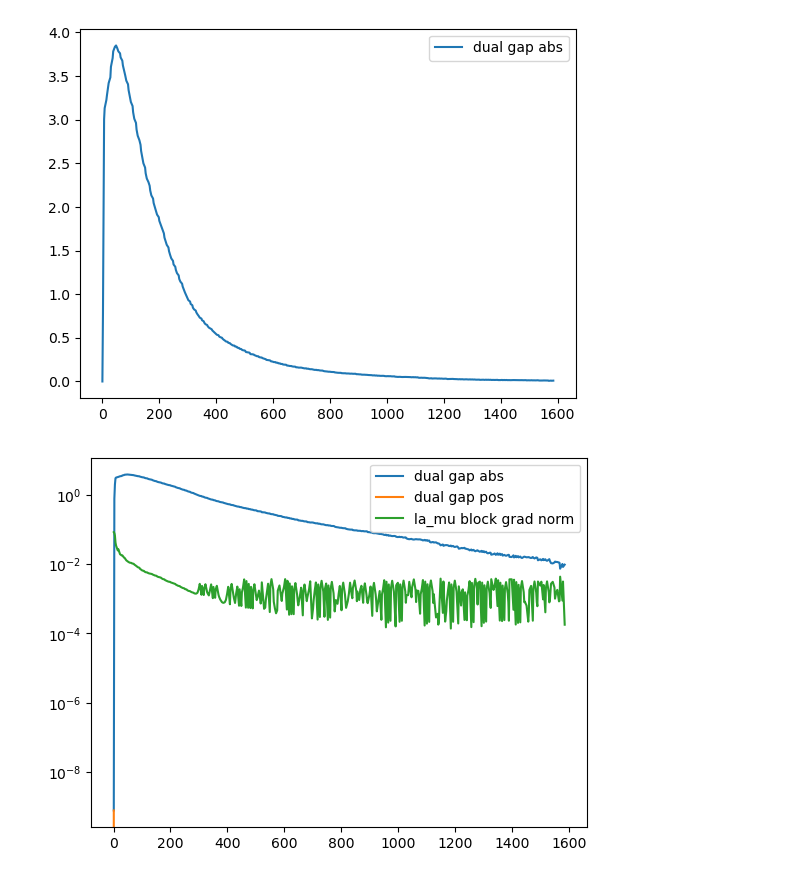
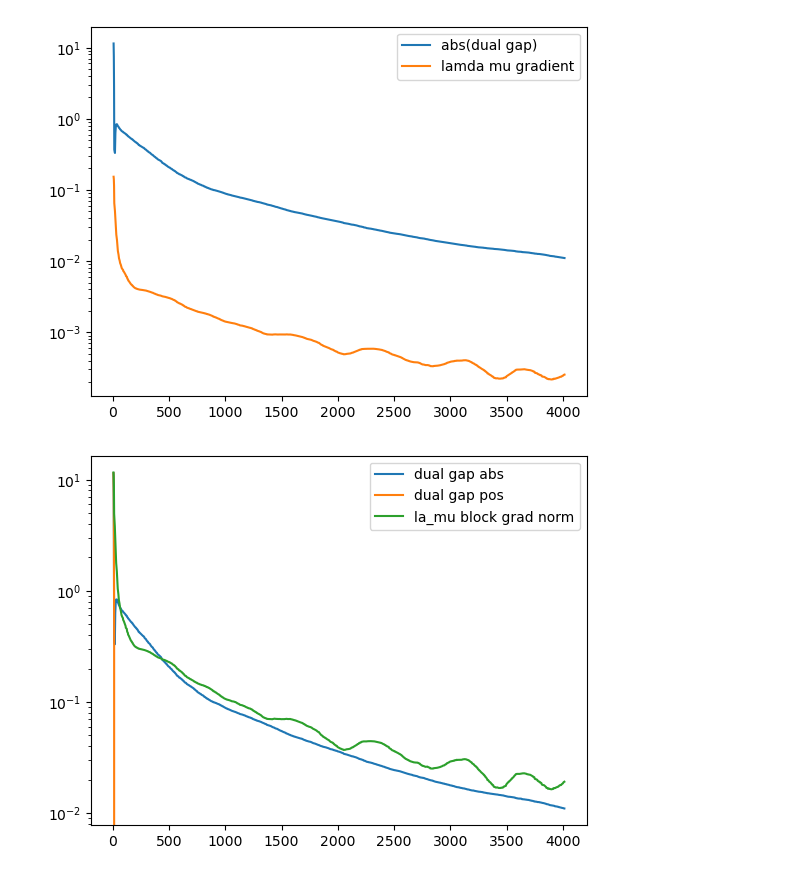
Before and after one commit to Lareton/transport_network_optimization, a Jupyter notebook: test_USTM.ipynb, the cells around one changed output. Saved outputs shown, nothing was run; the diff lists cells and outputs as text; code cells hidden in the pictures.

Commit message:
refactor Results class name; add new jupyter

```diff
--- a/test_USTM.ipynb
+++ b/test_USTM.ipynb
@@ -30,9 +33,9 @@ from subgd import OracleStacker, ustm_mincost_mcf
 # %%
-graph_type = 2
+graph_type = "SiouxFalls"
 print("graph type: ", graph_type)
 # SMALL GRAPH:
 
-if graph_type == 0:
+if graph_type == "SiouxFalls":
     net_df = get_network_df(Path('SiouxFalls') / 'SiouxFalls_net.tntp')
     corrs = get_corrs(Path('SiouxFalls') / 'SiouxFalls_trips.tntp')
     people_count = corrs.sum()
@@ -41,7 +44,7 @@ if graph_type == 0:
     graph = graph_tool.Graph(net_df.values, eprops=[('capacity', 'double'), ('fft', 'double')])
 
 #BERLING GRAPH
-if graph_type == 1:
+elif graph_type == "Berlin":
     BIG_CONST_FOR_FAKE_EDGES = 400
     net_df = get_network_df(Path('SiouxFalls') / 'berlin-center_net.tntp')
     corrs = get_corrs(Path('SiouxFalls') / 'berlin-center_trips.tntp')
@@ -51,7 +54,7 @@ if graph_type == 1:
     net_df.capacity /= people_count
     net_df = net_df.rename({"free_flow_time":"fft"}, axis=1)
 
-if graph_type == 2:
+elif graph_type == "Chicago":
     BIG_CONST_FOR_FAKE_EDGES = 40
     net_df = get_network_df(Path('SiouxFalls') / 'ChicagoSketch_net.tntp')
     corrs = get_corrs(Path('SiouxFalls') / 'ChicagoSketch_trips.tntp')
@@ -61,4 +64,17 @@ if graph_type == 2:
     corrs = corrs / people_count
     net_df.capacity /= people_count
     net_df = net_df.rename({"free_flow_time":"fft"}, axis=1)
+
+if graph_type == "Anaheim":
+    BIG_CONST_FOR_FAKE_EDGES = 40
+    net_df = get_network_df(Path('SiouxFalls') / 'Anaheim_net.tntp')
+    corrs = get_corrs(Path('SiouxFalls') / 'Anaheim_trips.tntp')
+    print(net_df.free_flow_time.max())
+    net_df.loc[net_df.free_flow_time < 1e-6, "free_flow_time"] = BIG_CONST_FOR_FAKE_EDGES
+    people_count = corrs.sum()
+    corrs = corrs / people_count
+    net_df.capacity /= people_count
+    net_df = net_df.rename({"free_flow_time":"fft"}, axis=1)
+else:
+    print("ERROR graph type")
 # %% [output]
@@ -81,5 +97,11 @@ oracle_stacker = OracleStacker(oracle, graph, sources, targets)
 
 # oracle.COUNT_PROCESSES = 6
 # %%
-results = ustm_mincost_mcf(oracle_stacker,  eps_abs=1e-2, eps_cons_abs=1e-3, max_iter=1000, stop_by_crit=True)
+
+import time
+
+t1 = time.time()
+results = ustm_mincost_mcf(oracle_stacker,  eps_abs=1e-4, eps_cons_abs=1e-4, max_iter=5000, stop_by_crit=True)
+t2 = time.time()
+print(t2 - t1)
 # %% [output]
@@ -91,36 +135,37 @@ SystemError: CPUDispatcher(<function sum_flows_from_tree at 0x...>) returned a r
 # %%
-x = results.history_count_calls
 
-plt.plot(x, np.abs(results.history_dual_gap),  label="dual gap abs")
+plt.plot(x[1:], np.abs(results.history_dual_gap)[1:],  label="abs(dual gap)")
+plt.plot(x[1:], np.abs(results.history_la_mu_grad_norm)[1:],  label="lamda mu gradient")
+
 plt.savefig("plot_ustm_dual_gap abs.png")
-# plt.yscale("log")
+plt.yscale("log")
 plt.legend()
 plt.show()
 
-plt.plot(x, np.abs(results.history_dual_gap),  label="dual gap abs")
-plt.plot(x, results.history_dual_gap,  label="dual gap pos")
-plt.plot(x, results.history_la_mu_grad_norm, label="la_mu block grad norm")
+plt.plot(x[1:], np.abs(results.history_dual_gap)[1:],  label="dual gap abs")
+plt.plot(x[1:], results.history_dual_gap[1:],  label="dual gap pos")
+plt.plot(x[1:], )), label="la_mu block grad norm")
 plt.savefig("plot_ustm_dual_gap.png")
 plt.yscale("log")
 plt.legend()
 plt.show()
 
 # plt.savefig("plot_ustm_la_mu_grad_norm.png")
 # plt.yscale("log")
 # plt.legend()
 # plt.show()
 
 
 # plt.plot(x, results.history_prime_values, label="history prime function")
 # plt.legend()
 # plt.show()
 
 # plt.plot(x, results.history_dual_values, label="history dual function")
 # plt.legend()
 # plt.show()
 # %% [output]
-[figure, old version]
+[figure, new version]
-[figure, old version]
+[figure, new version]
 # %%
 # расчет прямой функции
 vars = np.zeros(oracle_stacker.parameters_vector_size)  # dual costs w
```
Also changed, not shown: parts of 5 cells of this notebook, 2 other files.
